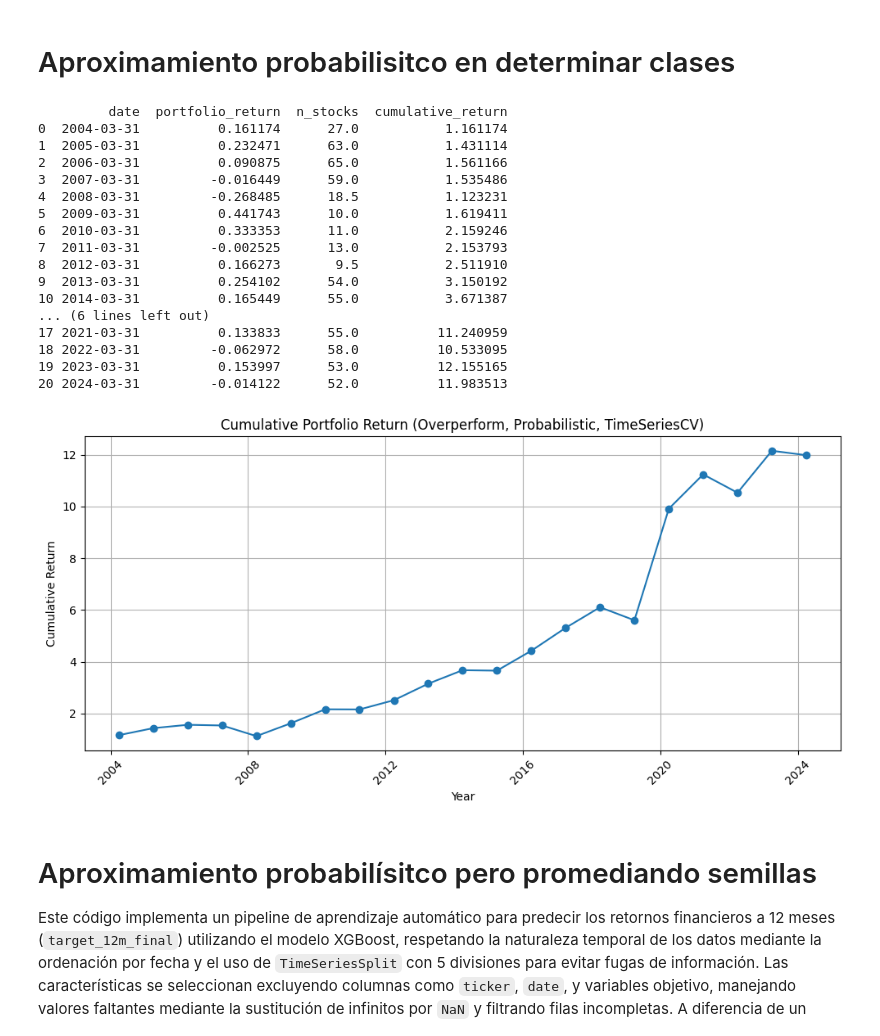
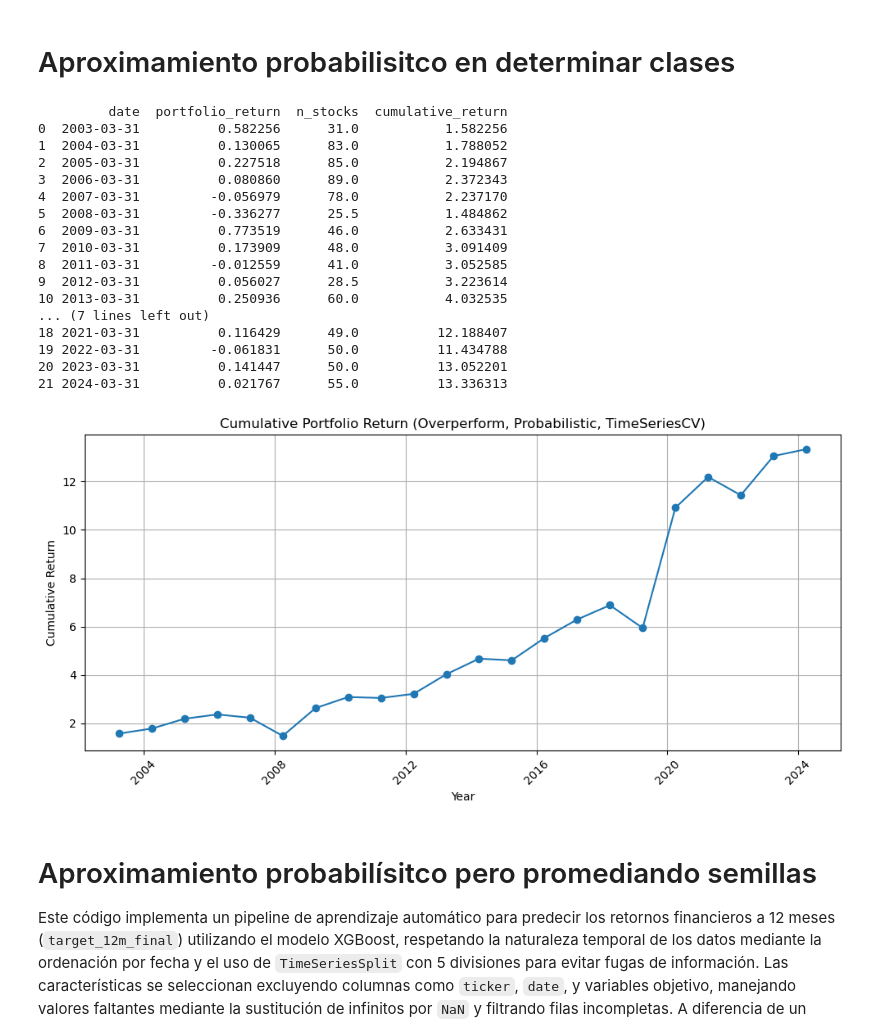
Before and after one commit to igmun/tfg-code, a Jupyter notebook: notebooks/11. XGBoost-Probabilistic.ipynb, the cells around one changed output. Drawn from its saved outputs; the diff is of its cells as text; code cells hidden in the pictures.

```diff
--- a/notebooks/11. XGBoost-Probabilistic.ipynb
+++ b/notebooks/11. XGBoost-Probabilistic.ipynb
@@ -31,7 +31,7 @@ data_base = data_base.sort_values('date')
 # 2. Define las features y prepara datos
 features = [
     col for col in data_base.columns
-    if col not in ['ticker', 'date', 'cap_category', 'sharpe_1y', 'target_12m_final']
+    if col not in ['ticker', 'date', 'cap_category', 'target_12m_final']
     and not col.startswith('target')
 ]
 
@@ -88,7 +88,7 @@ for fold, (train_idx, test_idx) in enumerate(tscv.split(X)):
     predicted_probs = pd.DataFrame(prob_classes, columns=return_labels)
 
     # 6. DataFrame solo test
-    df_test = data_filtered.iloc[test_idx][['date', 'ticker', 'target_12m_final', 'sharpe_1y']].copy()
+    df_test = data_filtered.iloc[test_idx][['date', 'ticker', 'target_12m_final']].copy()
     df_test['predicted_return'] = y_pred
     df_test['predicted_class'] = predicted_classes
     for label in return_labels:
@@ -111,50 +111,50 @@ for fold, (train_idx, test_idx) in enumerate(tscv.split(X)):
             'n_stocks': n_stocks
         })
 
 # 8. DataFrame de resultados
 results = pd.DataFrame(result_list)
 results = results.sort_values(['date', 'fold'])
 
 # 9. Métrica ANUAL: promedio sobre los folds
 annual_results = results.groupby('date').agg({
     'portfolio_return': 'mean',
     'n_stocks': 'mean'
 }).reset_index()
 
 # 10. Retorno acumulado
 annual_results['cumulative_return'] = (1 + annual_results['portfolio_return']).cumprod()
 
 print(annual_results)
 
 # 11. Gráfico de retorno acumulado
 plt.figure(figsize=(10,5))
 plt.plot(annual_results['date'], annual_results['cumulative_return'], marker='o')
 plt.title("Cumulative Portfolio Return (Overperform, Probabilistic, TimeSeriesCV)")
 plt.xlabel("Year")
 plt.ylabel("Cumulative Return")
 plt.xticks(rotation=45)
 plt.grid()
 plt.tight_layout()
 plt.show()
 # %% [output]
          date  portfolio_return  n_stocks  cumulative_return
-0  2004-03-31          0.161174      27.0           1.161174
-1  2005-03-31          0.232471      63.0           1.431114
-2  2006-03-31          0.090875      65.0           1.561166
-3  2007-03-31         -0.016449      59.0           1.535486
-4  2008-03-31         -0.268485      18.5           1.123231
-5  2009-03-31          0.441743      10.0           1.619411
-6  2010-03-31          0.333353      11.0           2.159246
-7  2011-03-31         -0.002525      13.0           2.153793
-8  2012-03-31          0.166273       9.5           2.511910
-9  2013-03-31          0.254102      54.0           3.150192
-10 2014-03-31          0.165449      55.0           3.671387
-... (6 lines left out)
-17 2021-03-31          0.133833      55.0          11.240959
-18 2022-03-31         -0.062972      58.0          10.533095
-19 2023-03-31          0.153997      53.0          12.155165
-20 2024-03-31         -0.014122      52.0          11.983513
+0  2003-03-31          0.582256      31.0           1.582256
+1  2004-03-31          0.130065      83.0           1.788052
+2  2005-03-31          0.227518      85.0           2.194867
+3  2006-03-31          0.080860      89.0           2.372343
+4  2007-03-31         -0.056979      78.0           2.237170
+5  2008-03-31         -0.336277      25.5           1.484862
+6  2009-03-31          0.773519      46.0           2.633431
+7  2010-03-31          0.173909      48.0           3.091409
+8  2011-03-31         -0.012559      41.0           3.052585
+9  2012-03-31          0.056027      28.5           3.223614
+10 2013-03-31          0.250936      60.0           4.032535
+... (7 lines left out)
+18 2021-03-31          0.116429      49.0          12.188407
+19 2022-03-31         -0.061831      50.0          11.434788
+20 2023-03-31          0.141447      50.0          13.052201
+21 2024-03-31          0.021767      55.0          13.336313
-[figure, old version]
+[figure, new version]
 # %% [markdown]
 
 
```
Also changed, not shown: parts of 9 cells of this notebook, 16 other files.
